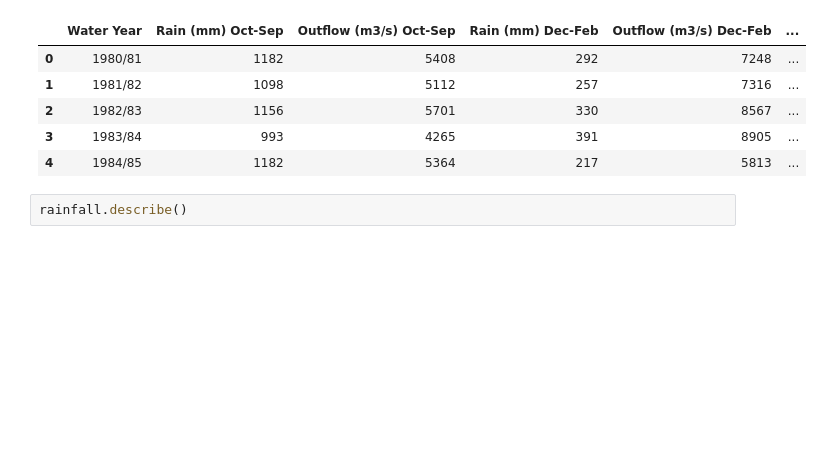
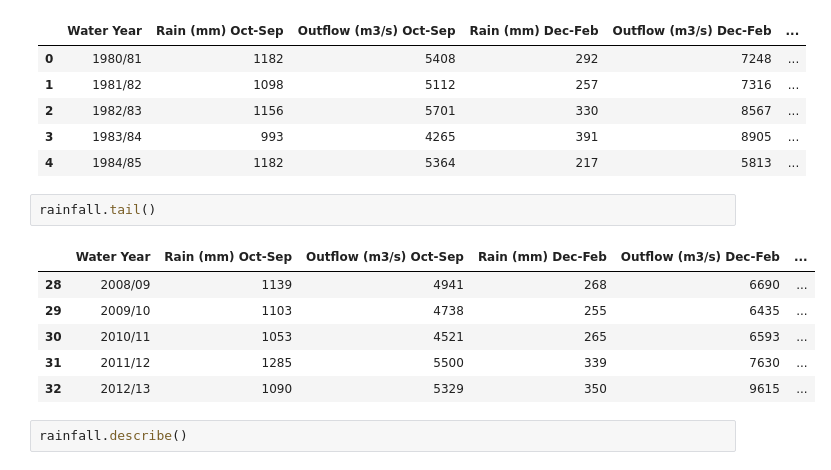
Before and after one commit to jamalmoir/notebook_playground, a Jupyter notebook: uk_jpn_rainfall.ipynb, the cells around one changed output. Drawn from its saved outputs; the diff is of its cells as text; blank space fills up the shorter version.

Commit message:
Rename uk_rainfall to uk_jpn_rainfall

```diff
--- a/uk_rainfall.ipynb
+++ b/uk_jpn_rainfall.ipynb
@@ -14,6 +14,15 @@ rainfall.head()
 | 2 | 1982/83 | 1156 | 5701 | 330 | 8567 | ... |
 | 3 | 1983/84 | 993 | 4265 | 391 | 8905 | ... |
 | 4 | 1984/85 | 1182 | 5364 | 217 | 5813 | ... |
+# %%
+rainfall.tail()
+# %% [output]
+|  | Water Year | Rain (mm) Oct-Sep | Outflow (m3/s) Oct-Sep | Rain (mm) Dec-Feb | Outflow (m3/s) Dec-Feb | ... |
+| 28 | 2008/09 | 1139 | 4941 | 268 | 6690 | ... |
+| 29 | 2009/10 | 1103 | 4738 | 255 | 6435 | ... |
+| 30 | 2010/11 | 1053 | 4521 | 265 | 6593 | ... |
+| 31 | 2011/12 | 1285 | 5500 | 339 | 7630 | ... |
+| 32 | 2012/13 | 1090 | 5329 | 350 | 9615 | ... |
 # %%
 rainfall.describe()
 # %% [output]
```
Also changed, not shown: parts of 1 cell of this notebook.
